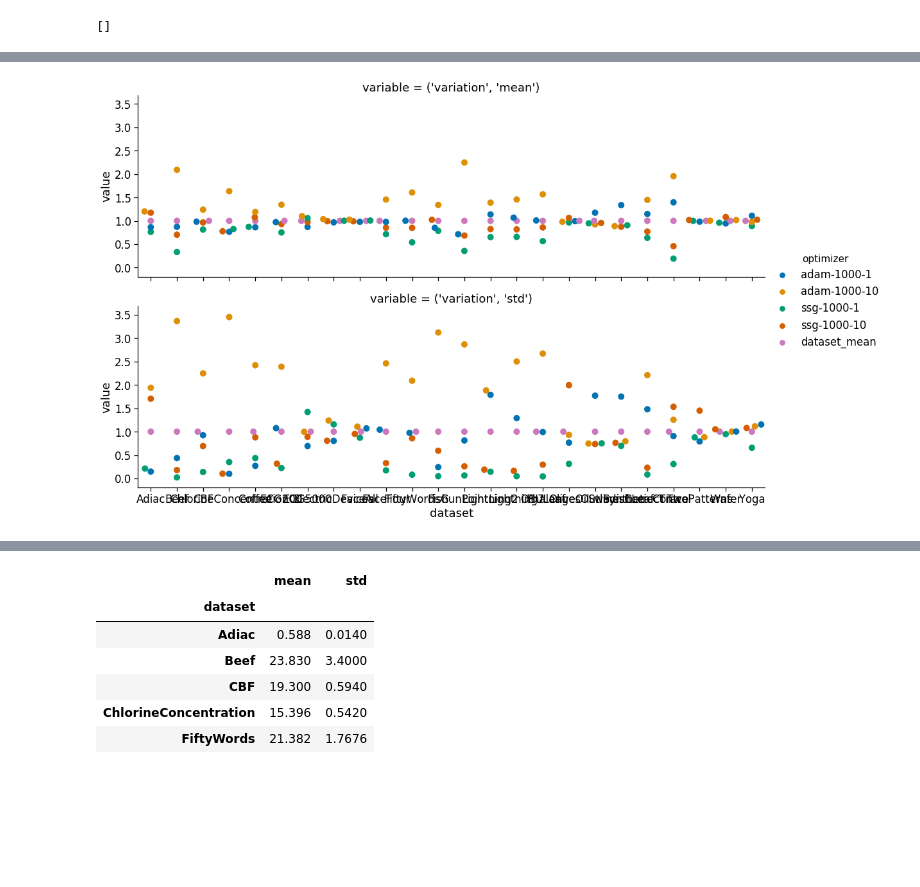
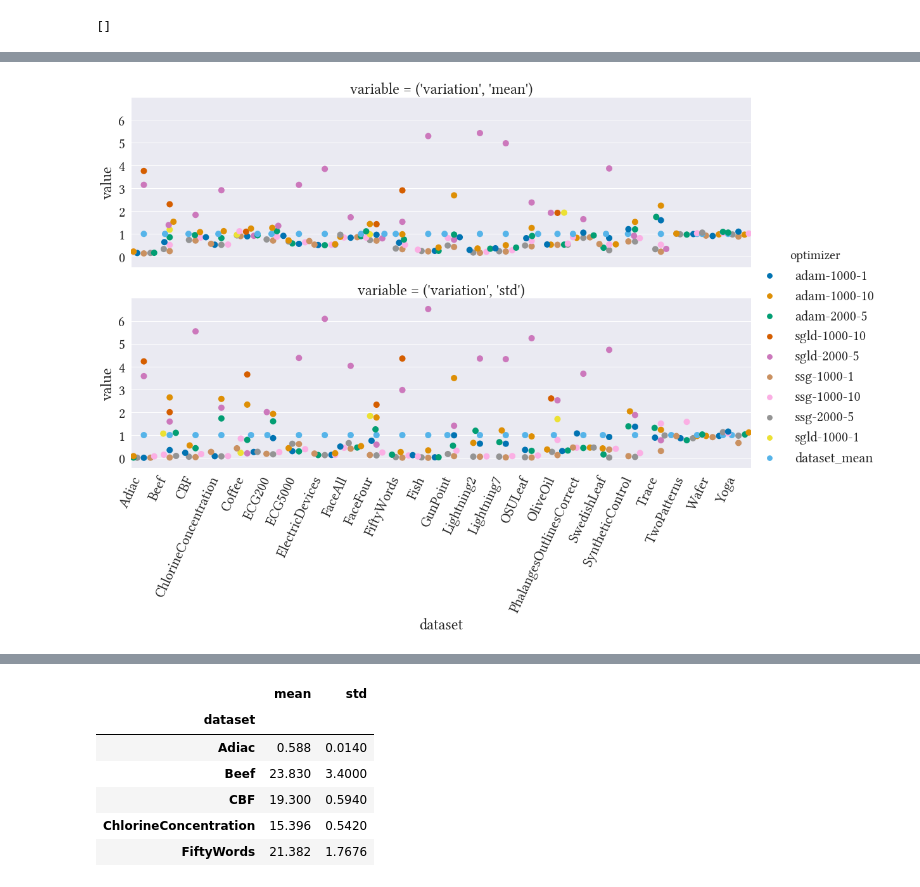
Before and after one commit to wuxmax/dtw-mean-optimization, a Jupyter notebook: explore_results.ipynb, the cells around one changed output, grey strips where cells are left out. Saved outputs shown, nothing was run; the diff lists cells and outputs as text; code cells hidden in the pictures; blank space fills up the shorter version.

```diff
--- a/explore_results.ipynb
+++ b/explore_results.ipynb
@@ -53,7 +53,7 @@ filter_datasets
 df_filtered = df[~df.dataset.isin(filter_datasets)]
 # %%
 relevant_optimizers = ["adam-1000-1", "adam-1000-10", "ssg-1000-1", "ssg-1000-10"]
-df_filtered = df_filtered[df_filtered.optimizer.isin(relevant_optimizers)]
+# df_filtered = df_filtered[df_filtered.optimizer.isin(relevant_optimizers)]
 # %%
 df_grouped = df_filtered.groupby(['dataset', 'optimizer']).agg(['mean', 'std'])
 display(df_grouped)
@@ -163,5 +182,8 @@ sns.palplot(sns.color_palette("colorblind"))
 # %%
-with sns.plotting_context('notebook', font_scale=1.5):
-    sns.catplot(x='dataset', y='value', hue='optimizer', row='variable', data=df_plot_relative, height=5, aspect=3, s=10, kind='swarm', palette='colorblind')
+sns.set(font='Linux Libertine')
+with sns.plotting_context('notebook', font_scale=2):
+    chart = sns.catplot(x='dataset', y='value', hue='optimizer', row='variable', data=df_plot_relative, height=5, aspect=3, s=10, kind='swarm', palette='colorblind')
+    plt.xticks(rotation=65, horizontalalignment='right')
+plt.savefig('plot.pdf')
 # %% [output]
-[figure, old version]
+[figure, new version]
```
Also changed, not shown: parts of 11 cells of this notebook, 1 other file.
